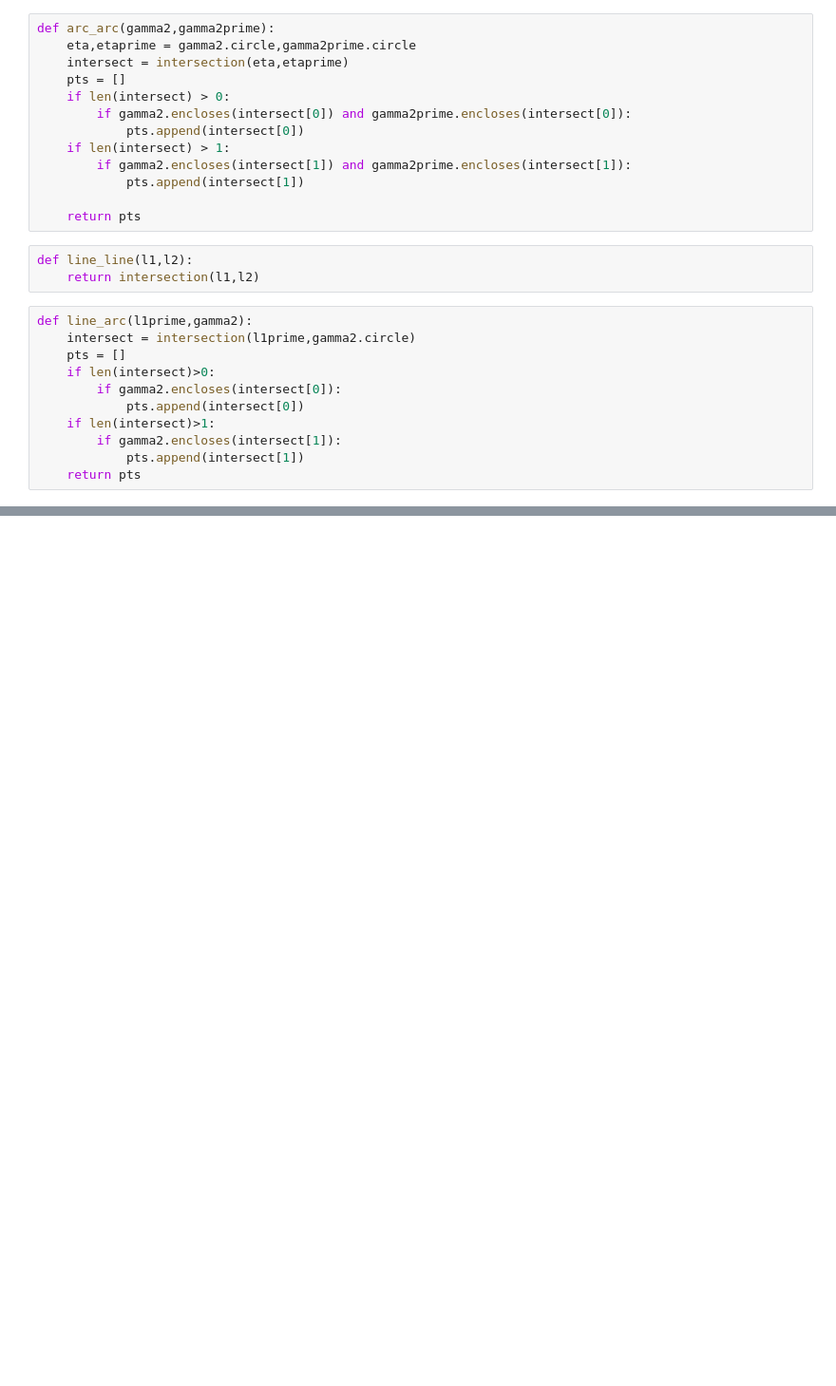
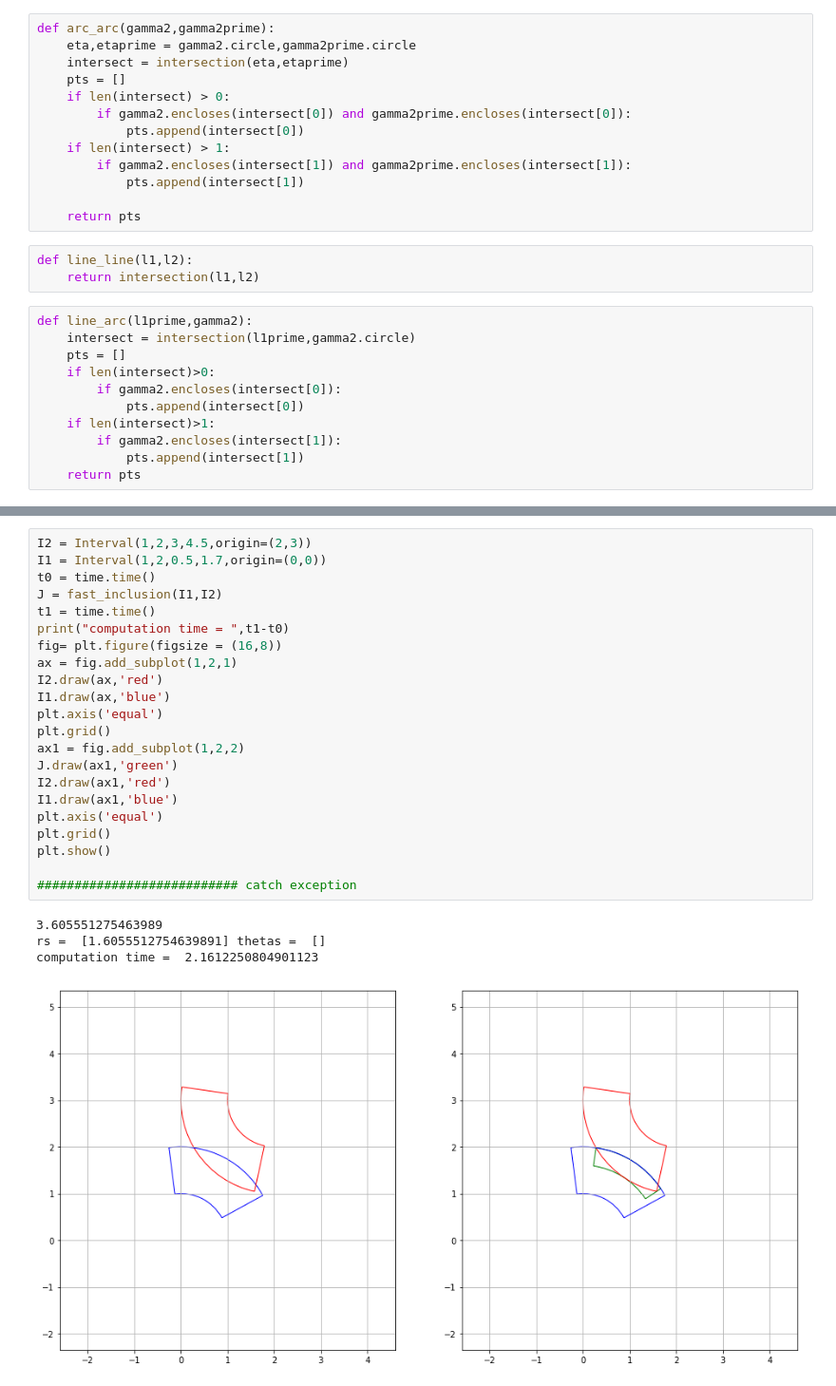
Before and after one commit to KshitijBhat/interval-analysis-method, a Jupyter notebook: fast_algo.ipynb, the cells around one changed output, grey strips where cells are left out. Shown: that part at 95% size. Saved outputs shown, nothing was run; the diff lists cells and outputs as text; blank space fills up the shorter version.

```diff
--- a/fast_algo.ipynb
+++ b/fast_algo.ipynb
@@ -97,0 +406,27 @@ def fast_inclusion(I,Iprime):
+# %%
+I2 = Interval(1,2,3,4.5,origin=(2,3))
+I1 = Interval(1,2,0.5,1.7,origin=(0,0))
+t0 = time.time()
+J = fast_inclusion(I1,I2)
+t1 = time.time()
+print("computation time = ",t1-t0)
+fig= plt.figure(figsize = (16,8))
+ax = fig.add_subplot(1,2,1)
+I2.draw(ax,'red')
+I1.draw(ax,'blue')
+plt.axis('equal')
+plt.grid()
+ax1 = fig.add_subplot(1,2,2)
+J.draw(ax1,'green')
+I2.draw(ax1,'red')
+I1.draw(ax1,'blue')
+plt.axis('equal')
+plt.grid()
+plt.show()
+
+########################### catch exception
+# %% [output]
+3.605551275463989
+rs =  [1.6055512754639891] thetas =  []
+computation time =  2.1612250804901123
+[figure, added]
```
Also changed, not shown: parts of 23 cells of this notebook, 2 other files.
